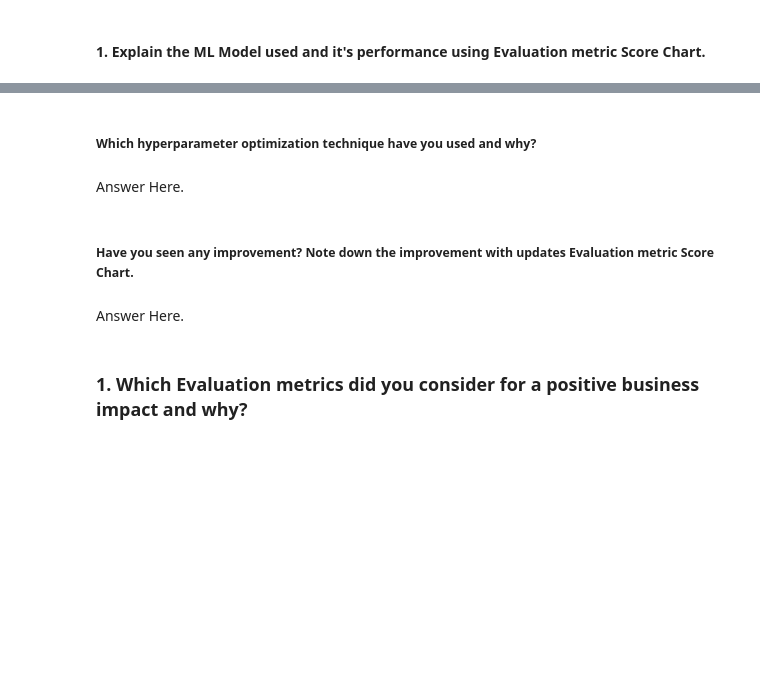
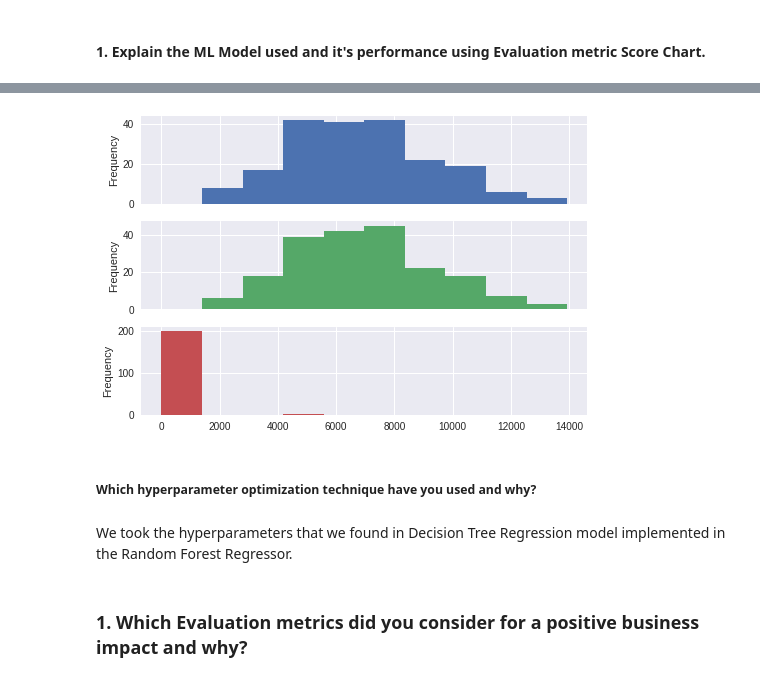
Before and after one commit to vedanttule134/Retail-Sales-Prediction, a Jupyter notebook: Retail_Sales_Prediction.ipynb, the cells around one changed output, grey strips where cells are left out. Drawn from its saved outputs; the diff is of its cells as text; code cells hidden in the pictures; blank space fills up the shorter version.

```diff
--- a/Retail_Sales_Prediction.ipynb
+++ b/Retail_Sales_Prediction.ipynb
@@ -1414,11 +1448,14 @@ sns.lmplot(x='Real', y='Predicted_RF', data=dataset_rf, line_kws={'color': 'blac
+# %%
+# Random Forest Regression Hisplot For Sales
+# plotting the actual, predicted & difference of sales
+plt.style.use('seaborn')
+dataset_rf.plot.hist(subplots=True, legend=False);
+# %% [output]
+[figure, added]
 # %% [markdown]
 ##### Which hyperparameter optimization technique have you used and why?
-# %% [markdown]
-Answer Here.
-# %% [markdown]
-##### Have you seen any improvement? Note down the improvement with updates Evaluation metric Score Chart.
-# %% [markdown]
-Answer Here.
+# %% [markdown]
+We took the hyperparameters that we found in Decision Tree Regression model implemented in the Random Forest Regressor.
 # %% [markdown]
 ### 1. Which Evaluation metrics did you consider for a positive business impact and why?
 # %% [markdown]
```
Also changed, not shown: parts of 53 cells of this notebook.
